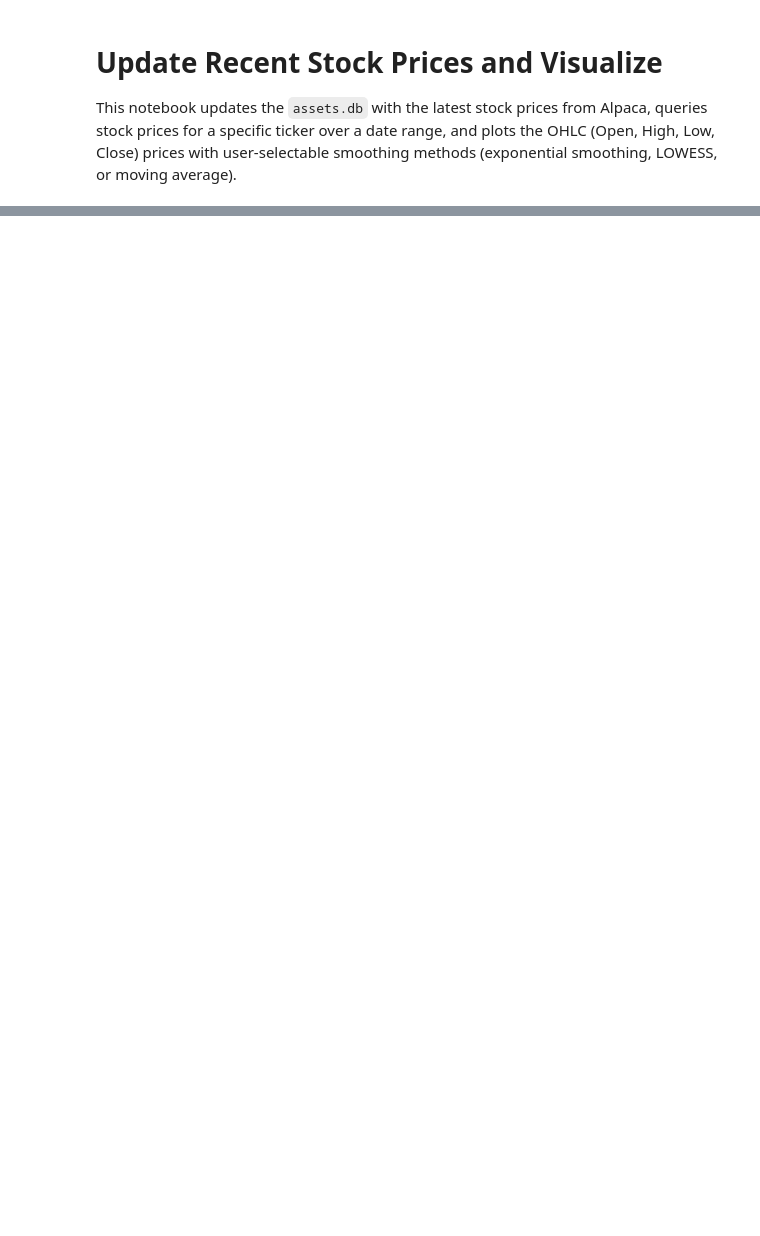
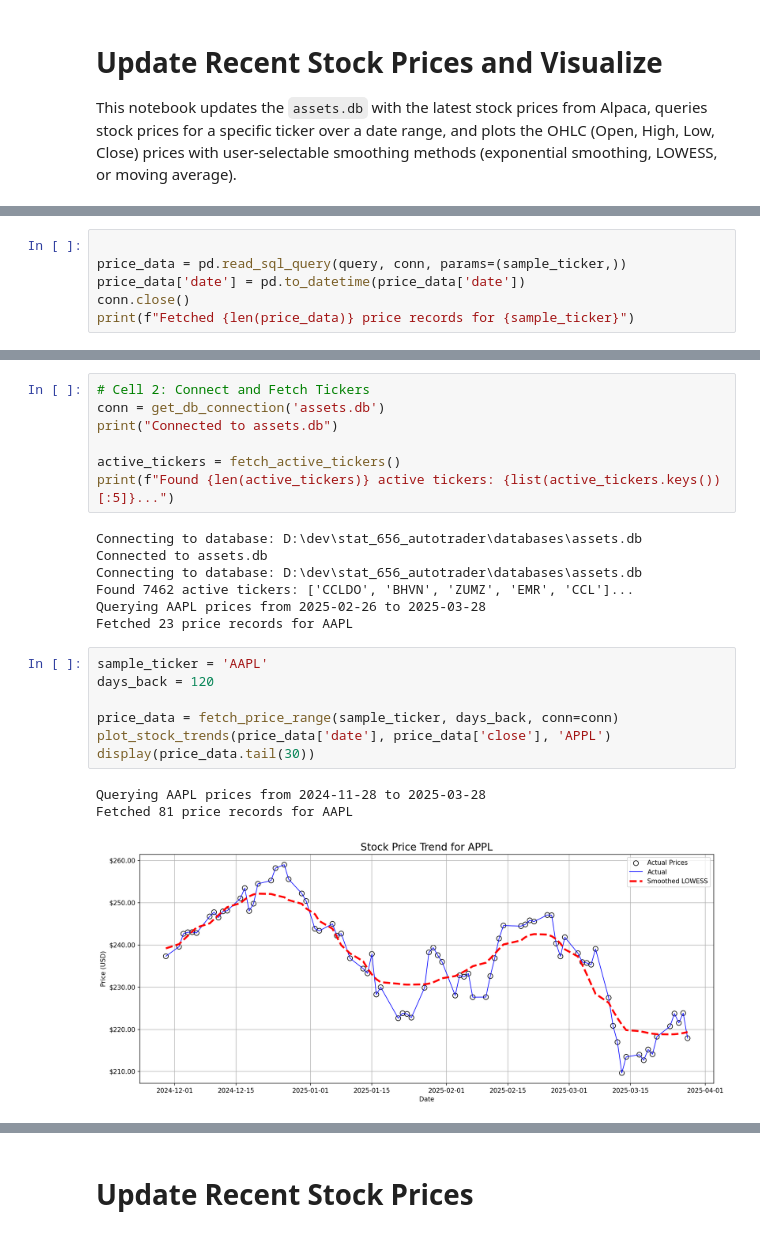
Before and after one commit to AaronNHorvitz/AutoTrader, a Jupyter notebook: Notebooks/003 Tutorial - Update Recent Stock Prices and Visualize.ipynb, the cells around one changed output, grey strips where cells are left out. Cells and saved outputs as stored; diff of their text form; blank space fills up the shorter version.

Commit message:
Updated function and asssociated code to populate full Alpaca historical data.

```diff
--- a/Notebooks/003 Tutorial - Update Recent Stock Prices and Visualize.ipynb
+++ b/Notebooks/003 Tutorial - Update Recent Stock Prices and Visualize.ipynb
@@ -33,0 +167,6 @@ ModuleNotFoundError: No module named 'src'
+# %%
+
+price_data = pd.read_sql_query(query, conn, params=(sample_ticker,))
+price_data['date'] = pd.to_datetime(price_data['date'])
+conn.close()
+print(f"Fetched {len(price_data)} price records for {sample_ticker}")
@@ -33,0 +242,25 @@ ModuleNotFoundError: No module named 'src'
+# %%
+# Cell 2: Connect and Fetch Tickers
+conn = get_db_connection('assets.db')
+print("Connected to assets.db")
+
+active_tickers = fetch_active_tickers()
+print(f"Found {len(active_tickers)} active tickers: {list(active_tickers.keys())[:5]}...")
+# %% [output]
+Connecting to database: D:\dev\stat_656_autotrader\databases\assets.db
+Connected to assets.db
+Connecting to database: D:\dev\stat_656_autotrader\databases\assets.db
+Found 7462 active tickers: ['CCLDO', 'BHVN', 'ZUMZ', 'EMR', 'CCL']...
+Querying AAPL prices from 2025-02-26 to 2025-03-28
+Fetched 23 price records for AAPL
+# %%
+sample_ticker = 'AAPL'
+days_back = 120
+
+price_data = fetch_price_range(sample_ticker, days_back, conn=conn)
+plot_stock_trends(price_data['date'], price_data['close'], 'APPL')
+display(price_data.tail(30))
+# %% [output]
+Querying AAPL prices from 2024-11-28 to 2025-03-28
+Fetched 81 price records for AAPL
+[figure, added]
@@ -33,0 +284,2 @@ ModuleNotFoundError: No module named 'src'
+# %% [markdown]
+# Update Recent Stock Prices
```
Also changed, not shown: parts of 16 cells of this notebook, 9 other files.
